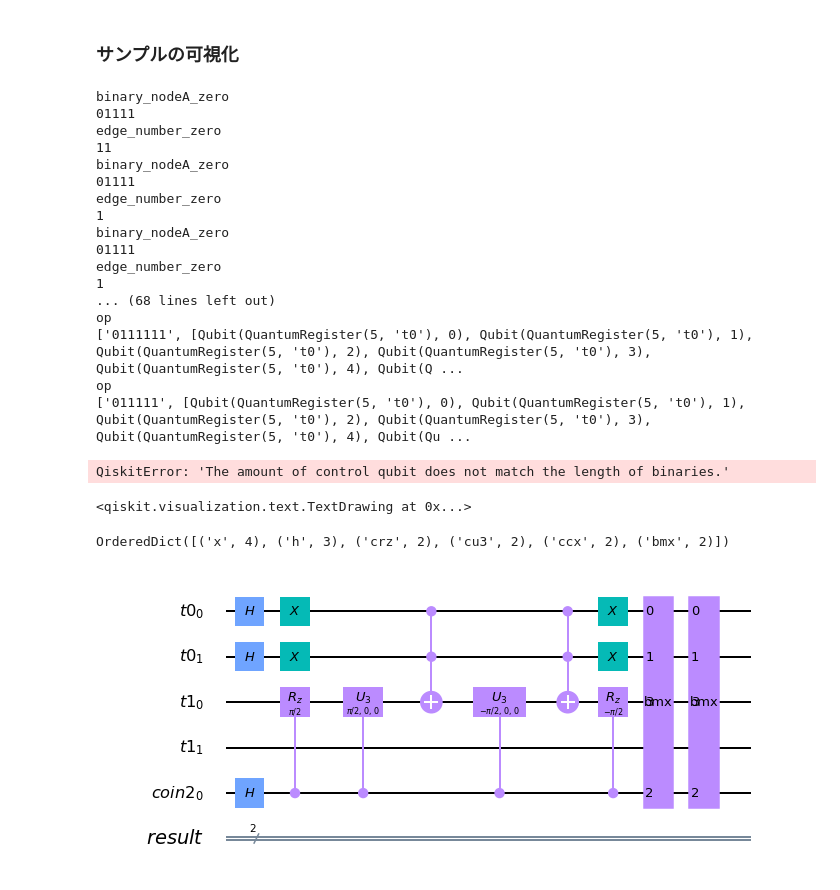
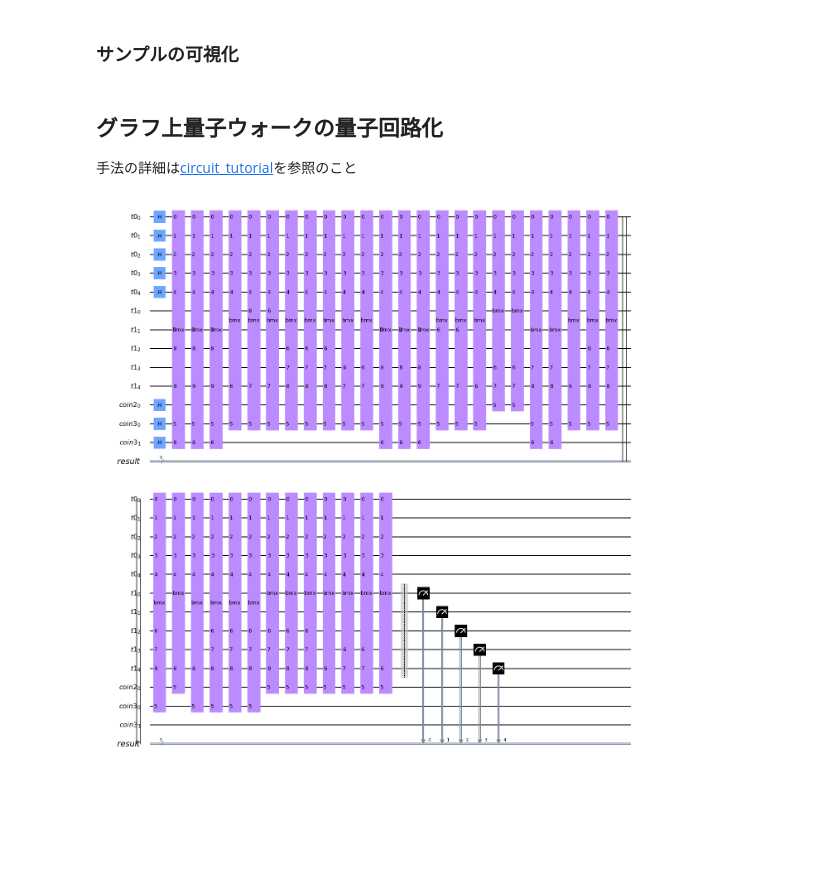
Before and after one commit to qwqmlf/QC4QWG, a Jupyter notebook: tutorial.ipynb, the cells around one changed output. Cells and saved outputs as stored; diff of their text form; code cells hidden in the pictures; blank space fills up the shorter version.

```diff
--- a/tutorial.ipynb
+++ b/tutorial.ipynb
@@ -22,35 +22,6 @@ print(data_x[0][0])
 mutag_data = list(data_x[0][0])
 # %% [markdown]
 ### サンプルの可視化
-# %%
-from QC4QWG import *
-import scipy as sp
-import networkx as nx
-G= nx.Graph()
-G.add_edges_from(mutag_data)
-#G.add_edges_from([(0, 1), (0, 2),(1,2)])
-# G.add_edges_from([(0, 1), (0, 4), (0, 5), (1, 0), (1, 2), (1, 4), (1, 5), (2, 1), (2, 3), (2, 5), (2, 6),(3, 2), (3, 6),
-#                   (4, 0), (4, 1), (4, 5), (4, 8), (4, 9), (4, 10),(5, 0), (5, 1), (5, 2), (5, 4), (5, 6), (5, 9), (5, 10),
-#                   (6, 2), (6, 3), (6, 5), (6, 10),(8, 4), (8, 11), (9, 4), (9, 5), (9, 10), (9, 11),
-#                   (10, 4), (10, 5), (10, 6), (10, 9), (10,11),(11, 8), (11, 9)])
-
-qc1 =QC4QWG(G,1)
-# %% [output]
-binary_nodeA_zero
-01111
-edge_number_zero
-11
-binary_nodeA_zero
-01111
-edge_number_zero
-1
-binary_nodeA_zero
-01111
-edge_number_zero
-1
-... (68 lines left out)
-op
-['0111111', [Qubit(QuantumRegister(5, 't0'), 0), Qubit(QuantumRegister(5, 't0'), 1), Qubit(QuantumRegister(5, 't0'), 2), Qubit(QuantumRegister(5, 't0'), 3), Qubit(QuantumRegister(5, 't0'), 4), Qubit(Q ...
-op
-['011111', [Qubit(QuantumRegister(5, 't0'), 0), Qubit(QuantumRegister(5, 't0'), 1), Qubit(QuantumRegister(5, 't0'), 2), Qubit(QuantumRegister(5, 't0'), 3), Qubit(QuantumRegister(5, 't0'), 4), Qubit(Qu ...
-QiskitError: 'The amount of control qubit does not match the length of binaries.'
+# %% [markdown]
+## グラフ上量子ウォークの量子回路化
+手法の詳細は[circuit_tutorial](https://github.com/qwqmlf/QC4QWG/blob/master/circuit_tutorial.ipynb)を参照のこと
@@ -57,19 +36,4 @@ QiskitError: 'The amount of control qubit does not match the length of binaries.
 # %%
-qc1.draw()
+qc1.draw(output = 'mpl')
 # %% [output]
-<qiskit.visualization.text.TextDrawing at 0x...>
+[figure, added]
-# %%
-from qiskit.transpiler import PassManager
-from CongX.transpiler.passes.unroll_cong import UnrollCong
-# Unroll the circuit
-pass_ = UnrollCong()
-pm = PassManager(pass_)
-new_circuit = pm.run(qc1)
-new_circuit.draw(output='mpl')
-# obtain gates
-gates=new_circuit.count_ops()
-print(gates)
-new_circuit.draw(output='mpl')
-# %% [output]
-OrderedDict([('x', 4), ('h', 3), ('crz', 2), ('cu3', 2), ('ccx', 2), ('bmx', 2)])
-[figure, removed]
```
Also changed, not shown: parts of 13 cells of this notebook.
